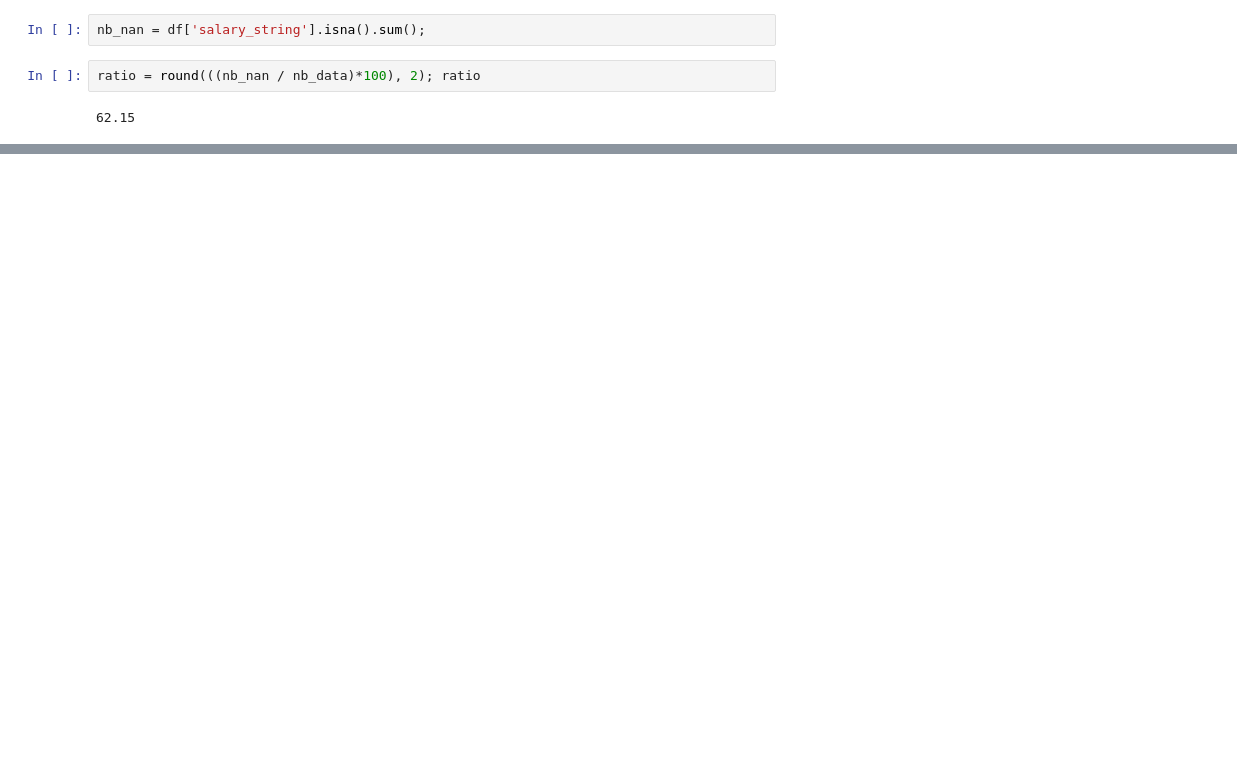
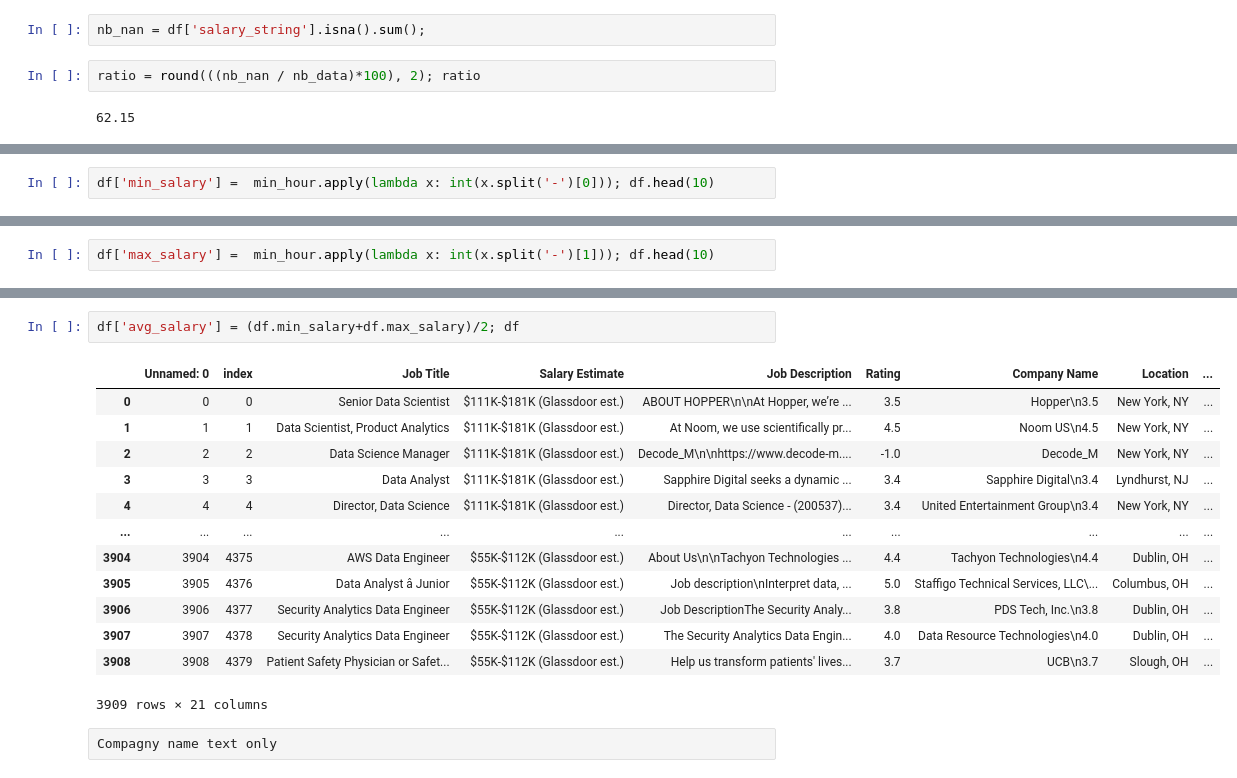
Before and after one commit to gaiakhouas/data_science_prediction_salary, a Jupyter notebook: index.ipynb, the cells around one changed output, grey strips where cells are left out. Saved outputs shown, nothing was run; the diff lists cells and outputs as text; blank space fills up the shorter version.

```diff
--- a/index.ipynb
+++ b/index.ipynb
@@ -104,0 +239,2 @@ ratio = round(((nb_nan / nb_data)*100), 2); ratio
+# %%
+df['min_salary'] =  min_hour.apply(lambda x: int(x.split('-')[0])); df.head(10)
@@ -104,0 +253,2 @@ ratio = round(((nb_nan / nb_data)*100), 2); ratio
+# %%
+df['max_salary'] =  min_hour.apply(lambda x: int(x.split('-')[1])); df.head(10)
@@ -104,0 +267,18 @@ ratio = round(((nb_nan / nb_data)*100), 2); ratio
+# %%
+df['avg_salary'] = (df.min_salary+df.max_salary)/2; df
+# %% [output]
+|  | Unnamed: 0 | index | Job Title | Salary Estimate | Job Description | Rating | Company Name | Location | ... |
+| 0 | 0 | 0 | Senior Data Scientist | $111K-$181K (Glassdoor est.) | ABOUT HOPPER\n\nAt Hopper, we’re ... | 3.5 | Hopper\n3.5 | New York, NY | ... |
+| 1 | 1 | 1 | Data Scientist, Product Analytics | $111K-$181K (Glassdoor est.) | At Noom, we use scientifically pr... | 4.5 | Noom US\n4.5 | New York, NY | ... |
+| 2 | 2 | 2 | Data Science Manager | $111K-$181K (Glassdoor est.) | Decode_M\n\nhttps://www.decode-m.... | -1.0 | Decode_M | New York, NY | ... |
+| 3 | 3 | 3 | Data Analyst | $111K-$181K (Glassdoor est.) | Sapphire Digital seeks a dynamic ... | 3.4 | Sapphire Digital\n3.4 | Lyndhurst, NJ | ... |
+| 4 | 4 | 4 | Director, Data Science | $111K-$181K (Glassdoor est.) | Director, Data Science - (200537)... | 3.4 | United Entertainment Group\n3.4 | New York, NY | ... |
+| ... | ... | ... | ... | ... | ... | ... | ... | ... | ... |
+| 3904 | 3904 | 4375 | AWS Data Engineer | $55K-$112K (Glassdoor est.) | About Us\n\nTachyon Technologies ... | 4.4 | Tachyon Technologies\n4.4 | Dublin, OH | ... |
+| 3905 | 3905 | 4376 | Data Analyst â Junior | $55K-$112K (Glassdoor est.) | Job description\nInterpret data, ... | 5.0 | Staffigo Technical Services, LLC\... | Columbus, OH | ... |
+| 3906 | 3906 | 4377 | Security Analytics Data Engineer | $55K-$112K (Glassdoor est.) | Job DescriptionThe Security Analy... | 3.8 | PDS Tech, Inc.\n3.8 | Dublin, OH | ... |
+| 3907 | 3907 | 4378 | Security Analytics Data Engineer | $55K-$112K (Glassdoor est.) | The Security Analytics Data Engin... | 4.0 | Data Resource Technologies\n4.0 | Dublin, OH | ... |
+| 3908 | 3908 | 4379 | Patient Safety Physician or Safet... | $55K-$112K (Glassdoor est.) | Help us transform patients' lives... | 3.7 | UCB\n3.7 | Slough, OH | ... |
+3909 rows × 21 columns
+# %% [raw]
+Compagny name text only
```
Also changed, not shown: parts of 41 cells of this notebook, 2 other files.
